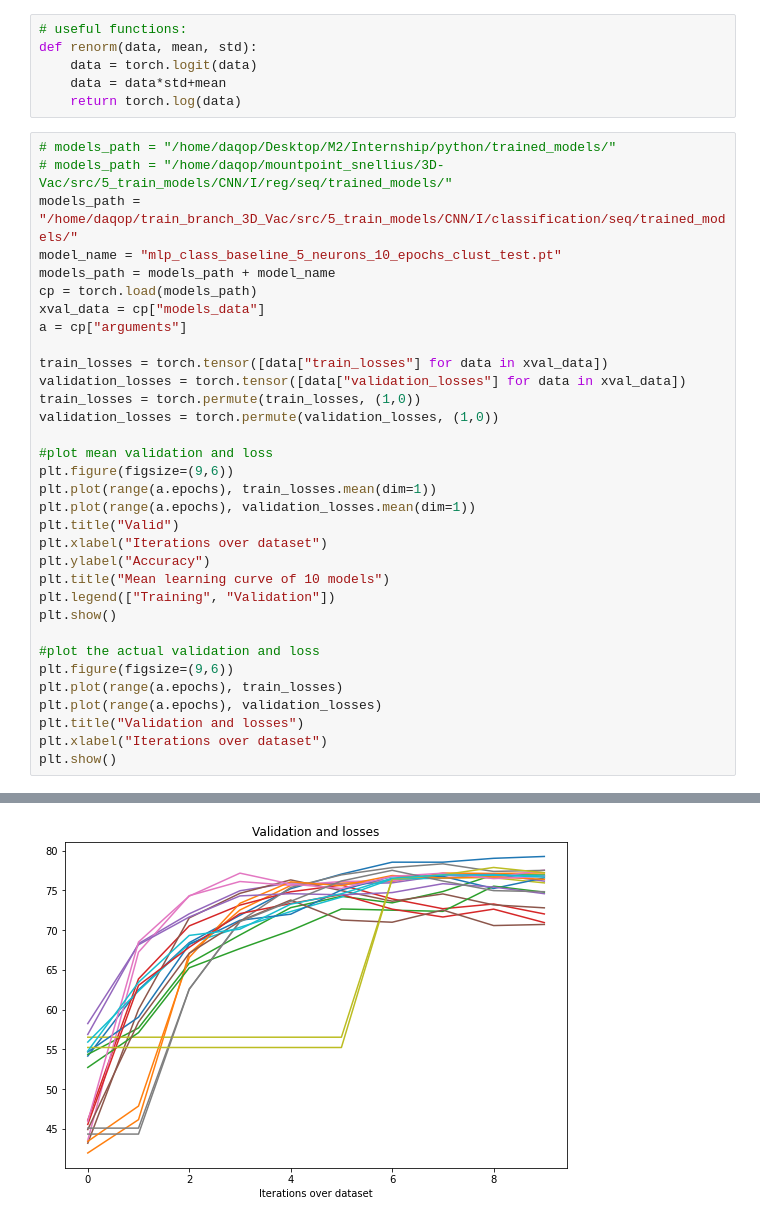
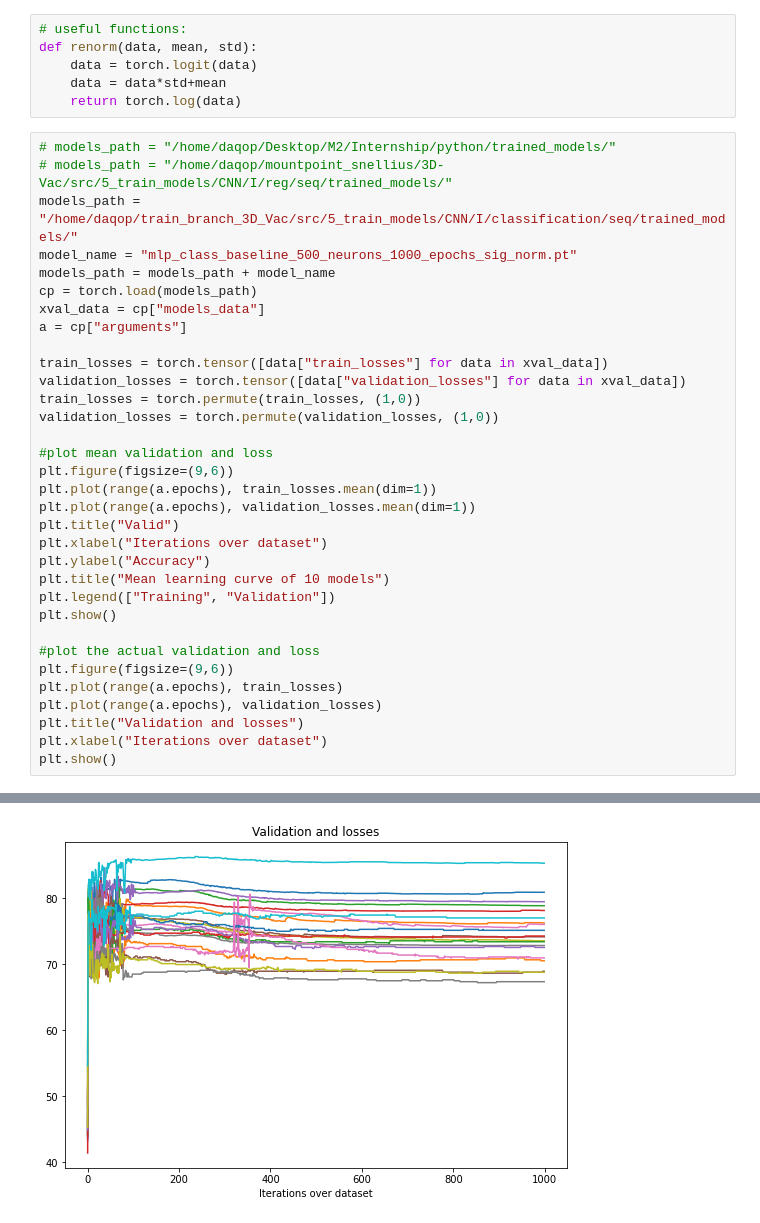
Before and after one commit to DeepRank/3D-Vac, a Jupyter notebook: src/5_train_models/explore_class_seq_xvalidation.ipynb, the cells around one changed output, grey strips where cells are left out. Drawn from its saved outputs; the diff is of its cells as text.

```diff
--- a/src/5_train_models/explore_class_seq_xvalidation.ipynb
+++ b/src/5_train_models/explore_class_seq_xvalidation.ipynb
@@ -15,7 +15,7 @@ def renorm(data, mean, std):
 # models_path = "/home/daqop/Desktop/M2/Internship/python/trained_models/"
 # models_path = "/home/daqop/mountpoint_snellius/3D-Vac/src/5_train_models/CNN/I/reg/seq/trained_models/"
 models_path = "/home/daqop/train_branch_3D_Vac/src/5_train_models/CNN/I/classification/seq/trained_models/"
-model_name = "mlp_class_baseline_5_neurons_10_epochs_clust_test.pt"
+model_name = "mlp_class_baseline_500_neurons_1000_epochs_sig_norm.pt"
 models_path = models_path + model_name
 cp = torch.load(models_path)
 xval_data = cp["models_data"]
@@ -49,4 +49,4 @@ plt.show()
-[figure, old version]
+[figure, new version]
 # %%
 
 # plot the r-squared and other metrics for each model
```
Also changed, not shown: parts of 2 cells of this notebook, 1 other file.
